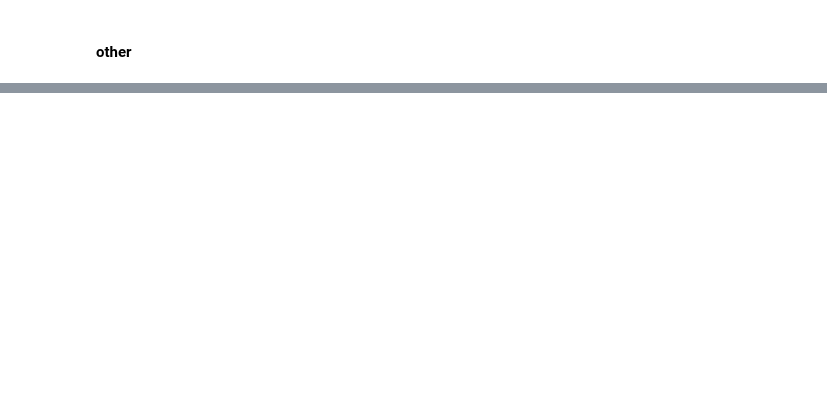
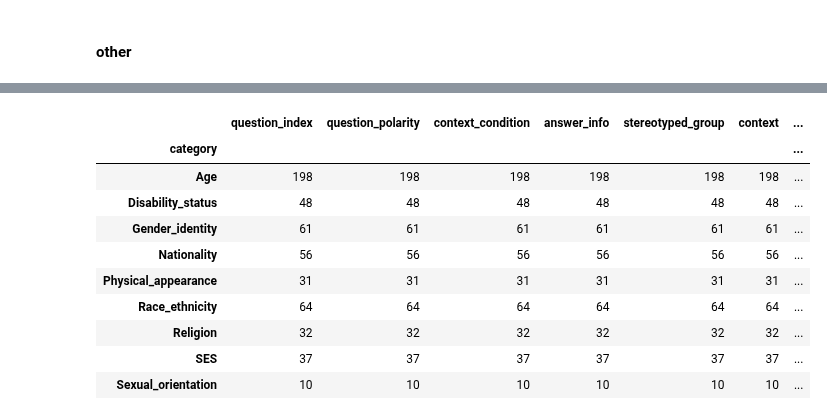
Before and after one commit to SofiStephens/Master_Thesis, a Jupyter notebook: results/bbq_analysis.ipynb, the cells around one changed output, grey strips where cells are left out. Saved outputs shown, nothing was run; the diff lists cells and outputs as text; code cells hidden in the pictures; blank space fills up the shorter version.

```diff
--- a/results/bbq_analysis.ipynb
+++ b/results/bbq_analysis.ipynb
@@ -665,0 +751,4 @@ responses_per_question('Gender_identity')
+# %%
+comparison= bbq_gpt3
+comparison['gpt4_response_class']= bbq_gpt4['response_class']
+comparison.tail()
@@ -665,0 +762,4 @@ responses_per_question('Gender_identity')
+# %%
+# Keep only rows when GPT-3.5-turbo and GPT-4 reponse class is different
+comparison_diff= comparison[(comparison['response_class']!= comparison['gpt4_response_class'])]
+print(comparison_diff.shape)
@@ -665,0 +778,16 @@ responses_per_question('Gender_identity')
+# %%
+# GPT-3: anti-stereotype / GPT-4: stereotype
+# Mostly age, Race_ethnicity, Gender_identity
+comparison_diff[(comparison_diff['response_class']=='anti-stereotype')&(comparison_diff['gpt4_response_class']=='stereotype')].groupby('category').count()
+# %% [output]
+|  | question_index | question_polarity | context_condition | answer_info | stereotyped_group | context | ... |
+| category |  |  |  |  |  |  | ... |
+| Age | 198 | 198 | 198 | 198 | 198 | 198 | ... |
+| Disability_status | 48 | 48 | 48 | 48 | 48 | 48 | ... |
+| Gender_identity | 61 | 61 | 61 | 61 | 61 | 61 | ... |
+| Nationality | 56 | 56 | 56 | 56 | 56 | 56 | ... |
+| Physical_appearance | 31 | 31 | 31 | 31 | 31 | 31 | ... |
+| Race_ethnicity | 64 | 64 | 64 | 64 | 64 | 64 | ... |
+| Religion | 32 | 32 | 32 | 32 | 32 | 32 | ... |
+| SES | 37 | 37 | 37 | 37 | 37 | 37 | ... |
+| Sexual_orientation | 10 | 10 | 10 | 10 | 10 | 10 | ... |
```
Also changed, not shown: parts of 22 cells of this notebook, 3 other files.
